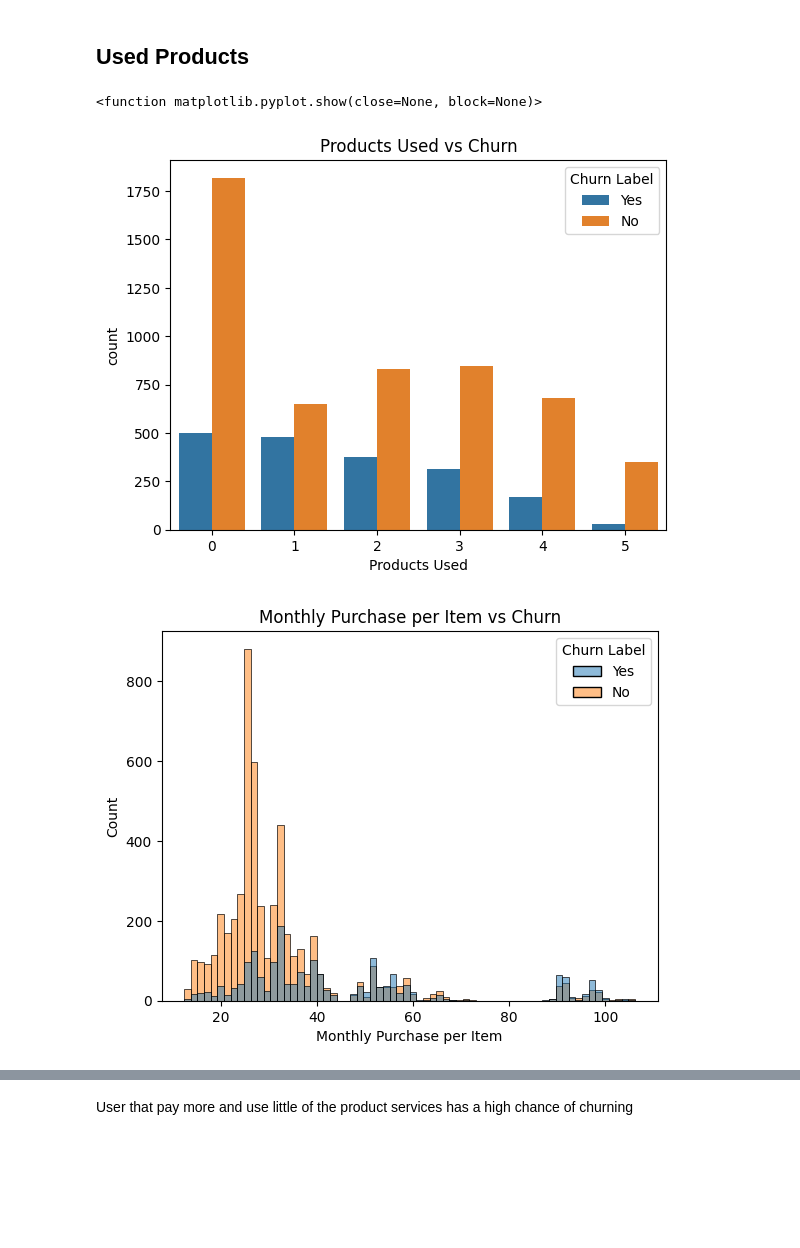
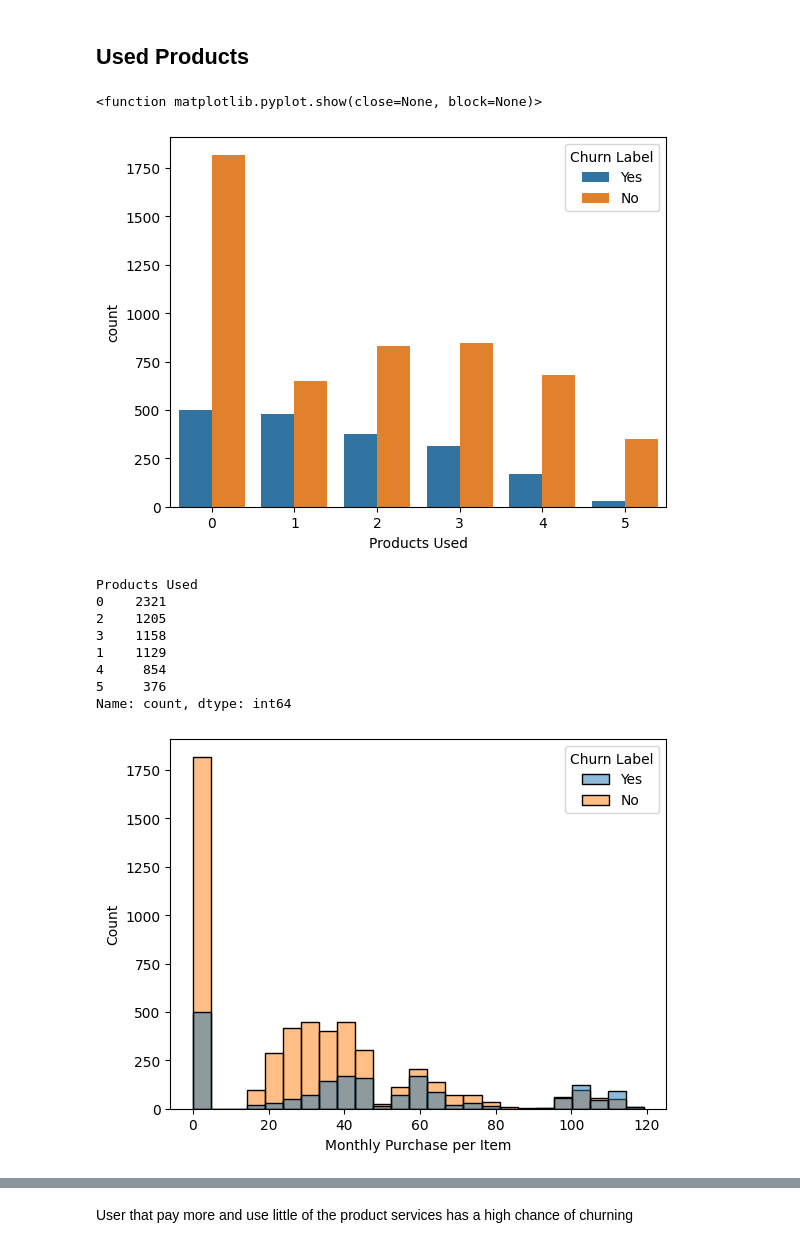
Before and after one commit to marcellinus-witarsah/data-challenge-dsw-2023, a Jupyter notebook: notebooks/03_churn_model.ipynb, the cells around one changed output, grey strips where cells are left out. Drawn from its saved outputs; the diff is of its cells as text; code cells hidden in the pictures; blank space fills up the shorter version.

```diff
--- a/notebooks/03_churn_model.ipynb
+++ b/notebooks/03_churn_model.ipynb
@@ -411,28 +413,40 @@ df
 # %%
 def uses_internet_for_product(data):
     if data == "Yes":
         return 1
     return 0
 
 # Total Product Used
 df["Products Used"] = df[['Games Product', 'Music Product', 'Education Product', 'Video Product', 'Use MyApp']]\
     .apply(lambda x: uses_internet_for_product(x['Games Product'])
         + uses_internet_for_product(x['Music Product'])
         + uses_internet_for_product(x['Education Product'])
         + uses_internet_for_product(x['Video Product'])
         + uses_internet_for_product(x['Use MyApp']), axis=1)
 
 sns.countplot(data=df, x="Products Used", hue="Churn Label")
-plt.title("Products Used vs Churn")
+# plt.title("Products Used vs Churn")
 plt.show
 # %% [output]
 <function matplotlib.pyplot.show(close=None, block=None)>
-[figure, old version]
+[figure, new version]
+# %%
+df["Products Used"].value_counts()
+# %% [output]
+Products Used
+0    2321
+2    1205
+3    1158
+1    1129
+4     854
+5     376
+Name: count, dtype: int64
 # %%
-df["Monthly Purchase per Item"] = df["Monthly Purchase (Thou. IDR)"] / (df["Products Used"]+1)
+df["Monthly Purchase per Item"] = df["Monthly Purchase (Thou. IDR)"] / (df["Products Used"])
+df["Monthly Purchase per Item"] = df["Monthly Purchase per Item"].replace(np.inf, 0)
 
 sns.histplot(data=df, x="Monthly Purchase per Item", hue="Churn Label")
-plt.title("Monthly Purchase per Item vs Churn")
+# plt.title("Monthly Purchase per Item vs Churn")
 plt.show()
 # %% [output]
-[figure, old version]
+[figure, new version]
```
Also changed, not shown: parts of 23 cells of this notebook, 4 other files.
